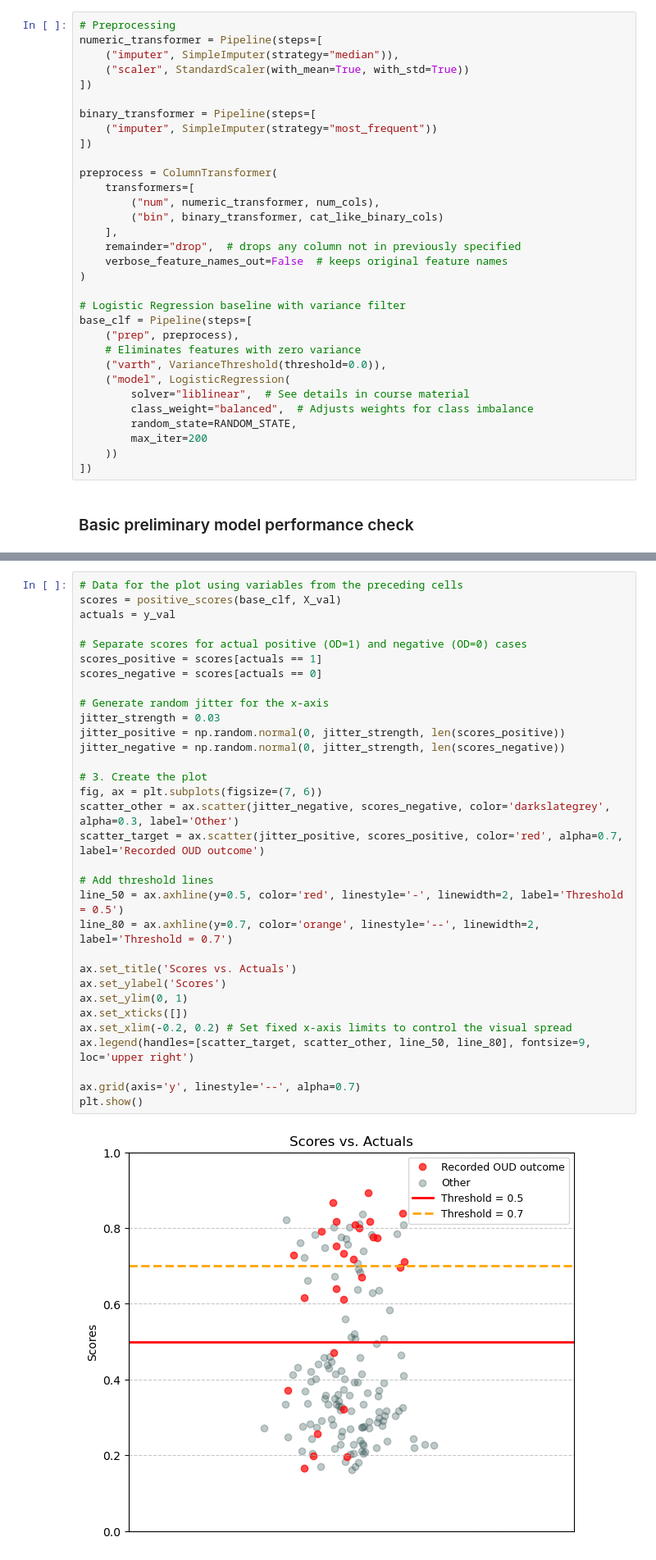
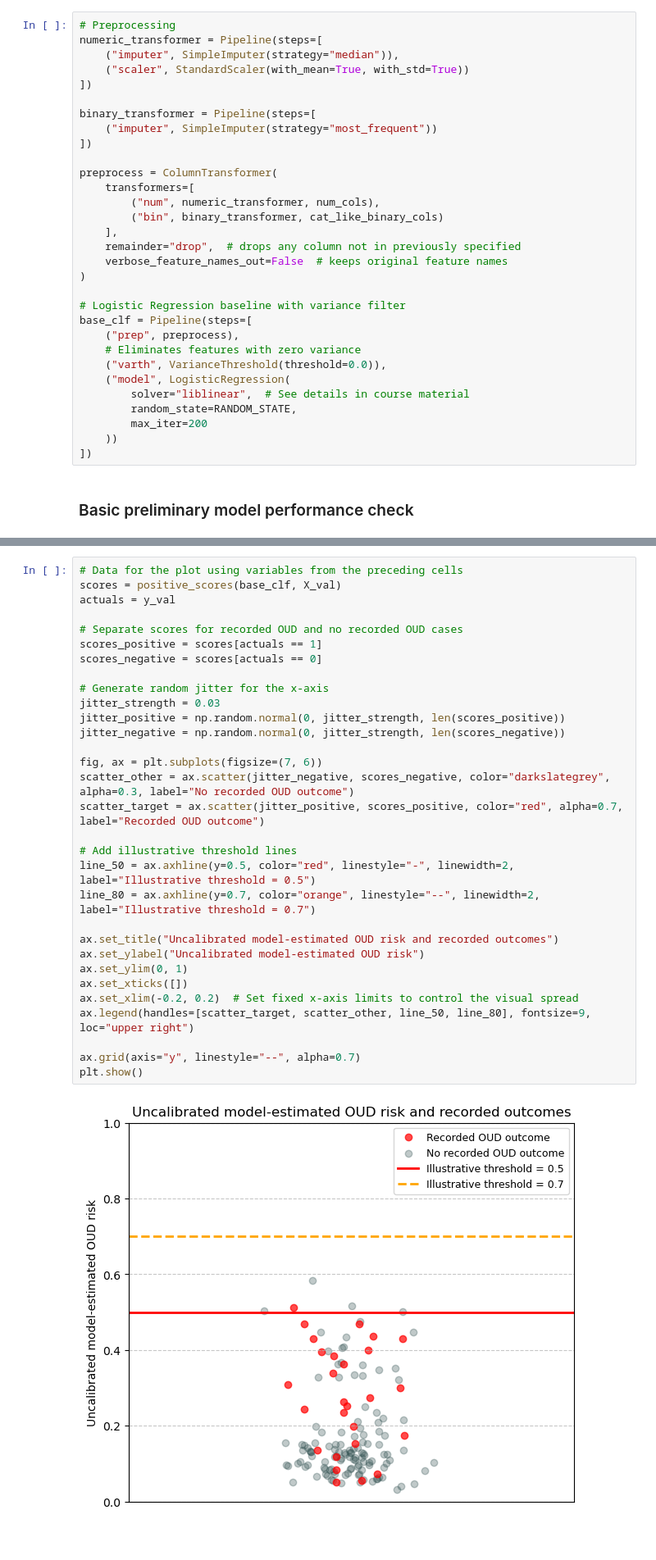
Before and after one commit to IE-ML-for-Healthcare/RAI_opioid_risk_prevention, a Jupyter notebook: ML4HL_OD_RAI_toolbox.ipynb, the cells around one changed output, grey strips where cells are left out. Shown at 82% size. Cells and saved outputs as stored; diff of their text form.

```diff
--- a/ML4HL_OD_RAI_toolbox.ipynb
+++ b/ML4HL_OD_RAI_toolbox.ipynb
@@ -370,7 +381,6 @@ base_clf = Pipeline(steps=[
     ("varth", VarianceThreshold(threshold=0.0)),
     ("model", LogisticRegression(
         solver="liblinear",  # See details in course material
-        class_weight="balanced",  # Adjusts weights for class imbalance
         random_state=RANDOM_STATE,
         max_iter=200
     ))
@@ -429,37 +503,36 @@ display(
 # %%
 # Data for the plot using variables from the preceding cells
 scores = positive_scores(base_clf, X_val)
 actuals = y_val
 
-# Separate scores for actual positive (OD=1) and negative (OD=0) cases
+# Separate scores for recorded OUD and no recorded OUD cases
 scores_positive = scores[actuals == 1]
 scores_negative = scores[actuals == 0]
 
 # Generate random jitter for the x-axis
 jitter_strength = 0.03
 jitter_positive = np.random.normal(0, jitter_strength, len(scores_positive))
 jitter_negative = np.random.normal(0, jitter_strength, len(scores_negative))
 
-# 3. Create the plot
 fig, ax = plt.subplots(figsize=(7, 6))
-scatter_other = ax.scatter(jitter_negative, scores_negative, color='darkslategrey', alpha=0.3, label='Other')
-scatter_target = ax.scatter(jitter_positive, scores_positive, color='red', alpha=0.7, label='Recorded OUD outcome')
+scatter_other = ax.scatter(jitter_negative, scores_negative, color="darkslategrey", alpha=0.3, label="No recorded OUD outcome")
+scatter_target = ax.scatter(jitter_positive, scores_positive, color="red", alpha=0.7, label="Recorded OUD outcome")
 
-# Add threshold lines
-line_50 = ax.axhline(y=0.5, color='red', linestyle='-', linewidth=2, label='Threshold = 0.5')
-line_80 = ax.axhline(y=0.7, color='orange', linestyle='--', linewidth=2, label='Threshold = 0.7')
+# Add illustrative threshold lines
+line_50 = ax.axhline(y=0.5, color="red", linestyle="-", linewidth=2, label="Illustrative threshold = 0.5")
+line_80 = ax.axhline(y=0.7, color="orange", linestyle="--", linewidth=2, label="Illustrative threshold = 0.7")
 
-ax.set_title('Scores vs. Actuals')
-ax.set_ylabel('Scores')
+ax.set_title("Uncalibrated model-estimated OUD risk and recorded outcomes")
+ax.set_ylabel("Uncalibrated model-estimated OUD risk")
 ax.set_ylim(0, 1)
 ax.set_xticks([])
-ax.set_xlim(-0.2, 0.2) # Set fixed x-axis limits to control the visual spread
-ax.legend(handles=[scatter_target, scatter_other, line_50, line_80], fontsize=9, loc='upper right')
+ax.set_xlim(-0.2, 0.2)  # Set fixed x-axis limits to control the visual spread
+ax.legend(handles=[scatter_target, scatter_other, line_50, line_80], fontsize=9, loc="upper right")
 
-ax.grid(axis='y', linestyle='--', alpha=0.7)
+ax.grid(axis="y", linestyle="--", alpha=0.7)
 plt.show()
 # %% [output]
-[figure, old version]
+[figure, new version]
 # %% [markdown]
 # 6. Recalibrating the Scores
 
```
Also changed, not shown: parts of 31 cells of this notebook, 2 other files.
